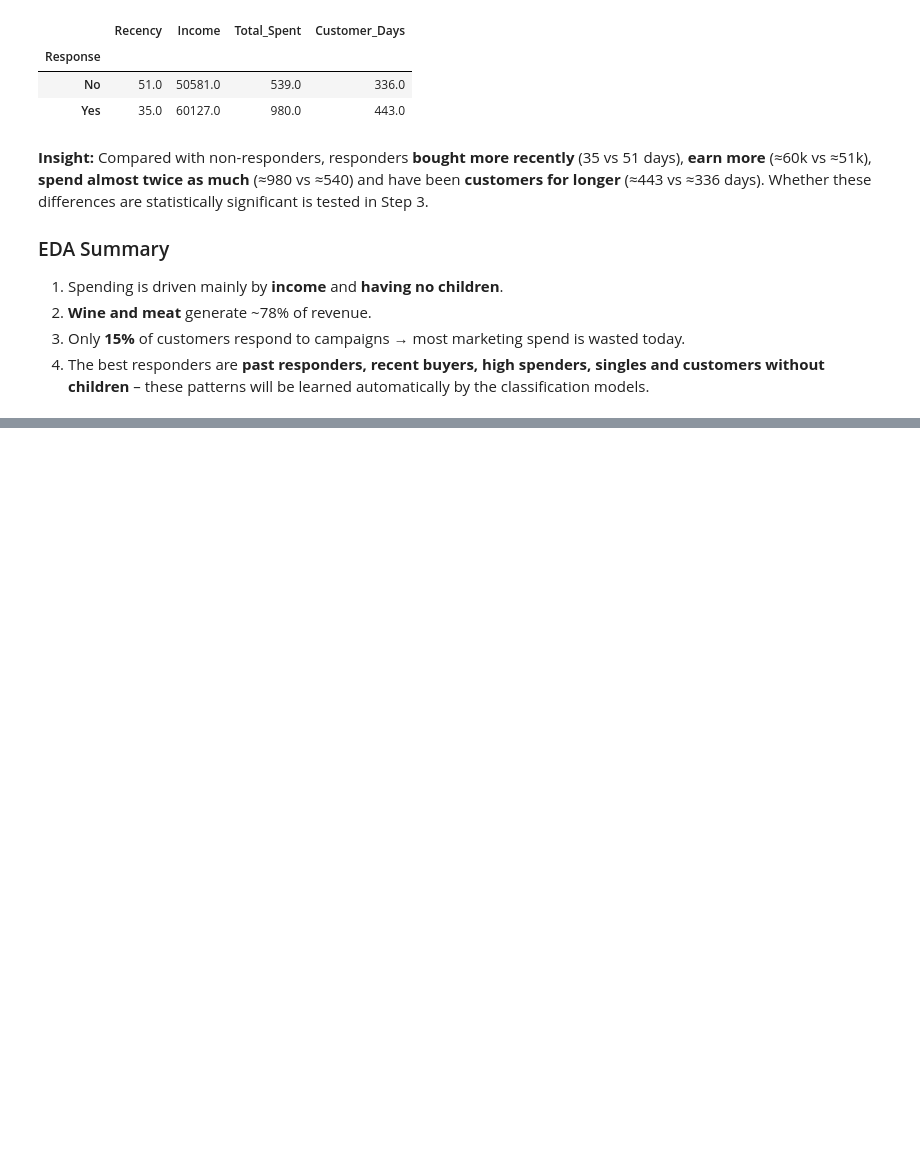
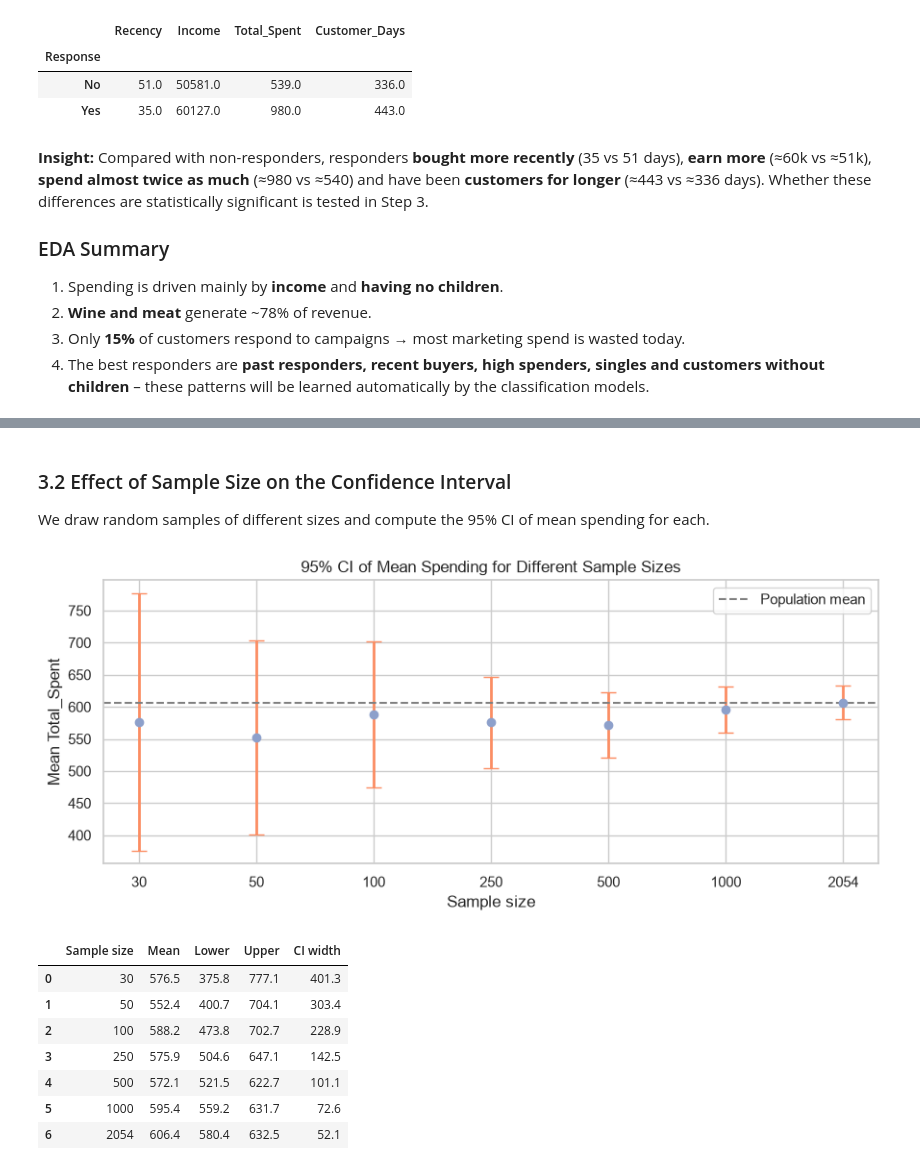
Before and after one commit to manasvigohil28/Customer-Segmentation-Campaign-Optimization, a Jupyter notebook: notebooks/analysis.ipynb, the cells around one changed output, grey strips where cells are left out. Cells and saved outputs as stored; diff of their text form; code cells hidden in the pictures; blank space fills up the shorter version.

```diff
--- a/notebooks/analysis.ipynb
+++ b/notebooks/analysis.ipynb
@@ -342,0 +352,14 @@ df.groupby("Response")[["Recency", "Income", "Total_Spent", "Customer_Days"]].me
+# %%
+from scipy import stats
+from sklearn.model_selection import train_test_split
+
+def mean_ci(x, conf=0.95):
+    x = pd.Series(x).dropna()
+    lo, hi = stats.t.interval(conf, len(x) - 1, loc=x.mean(), scale=stats.sem(x))
+    return x.mean(), lo, hi
+
+def prop_ci(x, conf=0.95):
+    p, n = np.mean(x), len(x)
+    z = stats.norm.ppf(1 - (1 - conf) / 2)
+    se = np.sqrt(p * (1 - p) / n)
+    return p, p - z * se, p + z * se
@@ -342,0 +370,9 @@ df.groupby("Response")[["Recency", "Income", "Total_Spent", "Customer_Days"]].me
+# %%
+rows = []
+for col in ["Total_Spent", "Income", "Age", "Recency"]:
+    m, lo, hi = mean_ci(df[col])
+    rows.append([f"Mean {col}", m, lo, hi])
+p, lo, hi = prop_ci(df["Response"])
+rows.append(["Response rate (proportion)", p, lo, hi])
+ci_table = pd.DataFrame(rows, columns=["Parameter", "Point Estimate", "95% CI Lower", "95% CI Upper"])
+ci_table.round(3)
@@ -342,0 +392,30 @@ df.groupby("Response")[["Recency", "Income", "Total_Spent", "Customer_Days"]].me
+# %% [markdown]
+### 3.2 Effect of Sample Size on the Confidence Interval
+We draw random samples of different sizes and compute the 95% CI of mean spending for each.
+# %%
+sizes = [30, 50, 100, 250, 500, 1000, len(df)]
+res = []
+for n in sizes:
+    s = df["Total_Spent"].sample(n, random_state=1)
+    m, lo, hi = mean_ci(s)
+    res.append([n, m, lo, hi, hi - lo])
+size_df = pd.DataFrame(res, columns=["Sample size", "Mean", "Lower", "Upper", "CI width"])
+
+plt.figure(figsize=(9, 4))
+plt.errorbar(size_df["Sample size"].astype(str), size_df["Mean"],
+             yerr=[size_df["Mean"] - size_df["Lower"], size_df["Upper"] - size_df["Mean"]],
+             fmt="o", capsize=6, color="#8da0cb", ecolor="#fc8d62", lw=2)
+plt.axhline(df["Total_Spent"].mean(), ls="--", color="grey", label="Population mean")
+plt.title("95% CI of Mean Spending for Different Sample Sizes"); plt.xlabel("Sample size"); plt.ylabel("Mean Total_Spent")
+plt.legend(); save("12_ci_vs_sample_size"); plt.show()
+size_df.round(1)
+# %% [output]
+[figure, added]
+|  | Sample size | Mean | Lower | Upper | CI width |
+| 0 | 30 | 576.5 | 375.8 | 777.1 | 401.3 |
+| 1 | 50 | 552.4 | 400.7 | 704.1 | 303.4 |
+| 2 | 100 | 588.2 | 473.8 | 702.7 | 228.9 |
+| 3 | 250 | 575.9 | 504.6 | 647.1 | 142.5 |
+| 4 | 500 | 572.1 | 521.5 | 622.7 | 101.1 |
+| 5 | 1000 | 595.4 | 559.2 | 631.7 | 72.6 |
+| 6 | 2054 | 606.4 | 580.4 | 632.5 | 52.1 |
```
Also changed, not shown: parts of 19 cells of this notebook, 4 other files.
